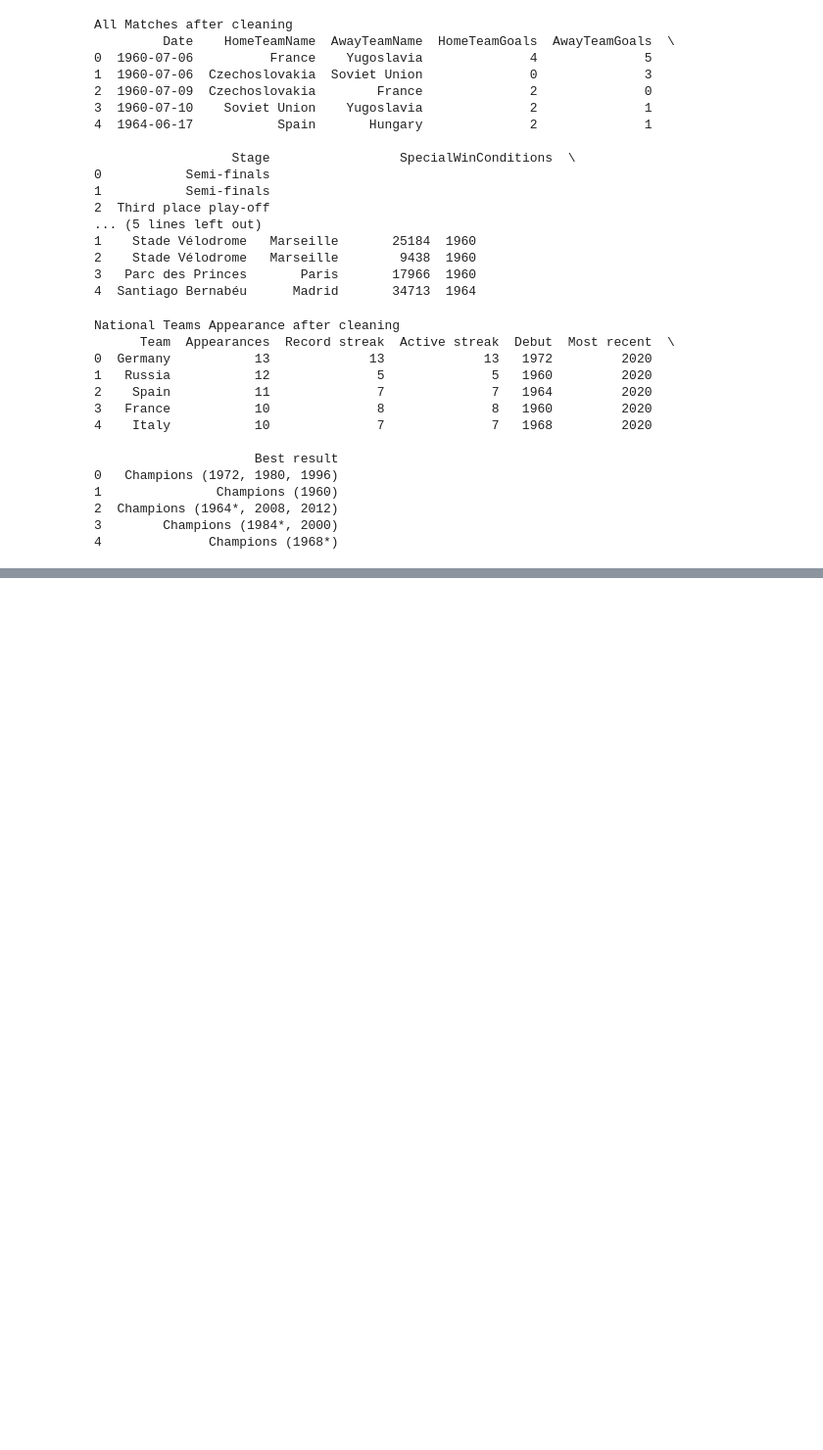
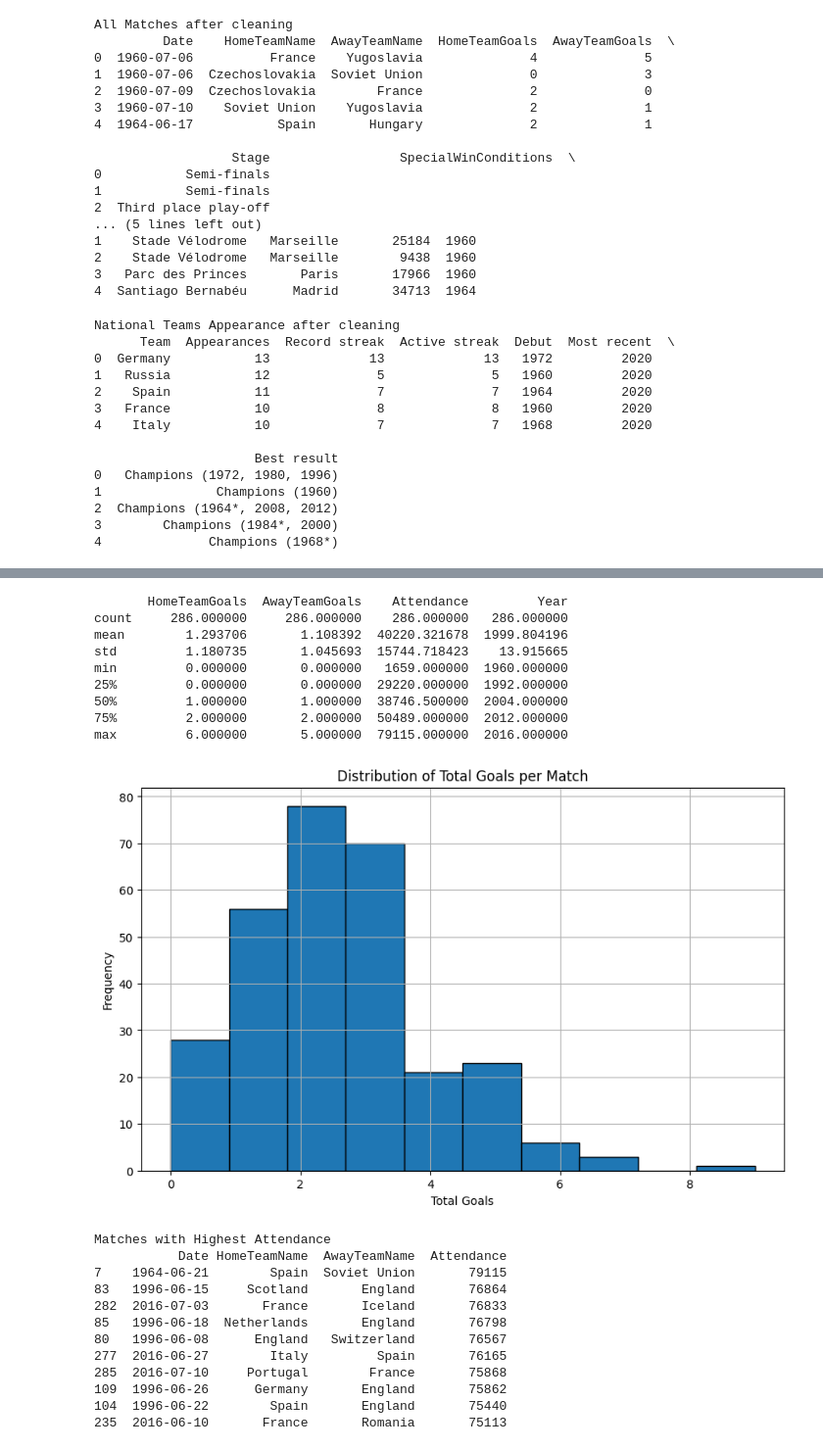
Before and after one commit to wickkan/Euro-2024-Analysis, a Jupyter notebook: euro2024.ipynb, the cells around one changed output, grey strips where cells are left out. Shown: that part at 98% size. Drawn from its saved outputs; the diff is of its cells as text; code cells hidden in the pictures; blank space fills up the shorter version.

```diff
--- a/euro2024.ipynb
+++ b/euro2024.ipynb
@@ -205,0 +261,43 @@ National Teams Appearance after cleaning
+# %%
+# Basic statistics of the All Matches dataset
+print(all_matches.describe())
+
+# Goals per match distribution
+plt.figure(figsize=(10, 6))
+all_matches['TotalGoals'] = all_matches['HomeTeamGoals'] + \
+    all_matches['AwayTeamGoals']
+plt.hist(all_matches['TotalGoals'], bins=10, edgecolor='black')
+plt.title('Distribution of Total Goals per Match')
+plt.xlabel('Total Goals')
+plt.ylabel('Frequency')
+plt.grid(True)
+plt.show()
+
+# Matches with the highest attendance
+top_attendance_matches = all_matches[['Date', 'HomeTeamName', 'AwayTeamName', 'Attendance']].sort_values(
+    by='Attendance', ascending=False).head(10)
+print("Matches with Highest Attendance")
+print(top_attendance_matches)
+# %% [output]
+       HomeTeamGoals  AwayTeamGoals    Attendance         Year
+count     286.000000     286.000000    286.000000   286.000000
+mean        1.293706       1.108392  40220.321678  1999.804196
+std         1.180735       1.045693  15744.718423    13.915665
+min         0.000000       0.000000   1659.000000  1960.000000
+25%         0.000000       0.000000  29220.000000  1992.000000
+50%         1.000000       1.000000  38746.500000  2004.000000
+75%         2.000000       2.000000  50489.000000  2012.000000
+max         6.000000       5.000000  79115.000000  2016.000000
+[figure, added]
+Matches with Highest Attendance
+           Date HomeTeamName  AwayTeamName  Attendance
+7    1964-06-21        Spain  Soviet Union       79115
+83   1996-06-15     Scotland       England       76864
+282  2016-07-03       France       Iceland       76833
+85   1996-06-18  Netherlands       England       76798
+80   1996-06-08      England   Switzerland       76567
+277  2016-06-27        Italy         Spain       76165
+285  2016-07-10     Portugal        France       75868
+109  1996-06-26      Germany       England       75862
+104  1996-06-22        Spain       England       75440
+235  2016-06-10       France       Romania       75113
```
Also changed, not shown: parts of 5 cells of this notebook.
